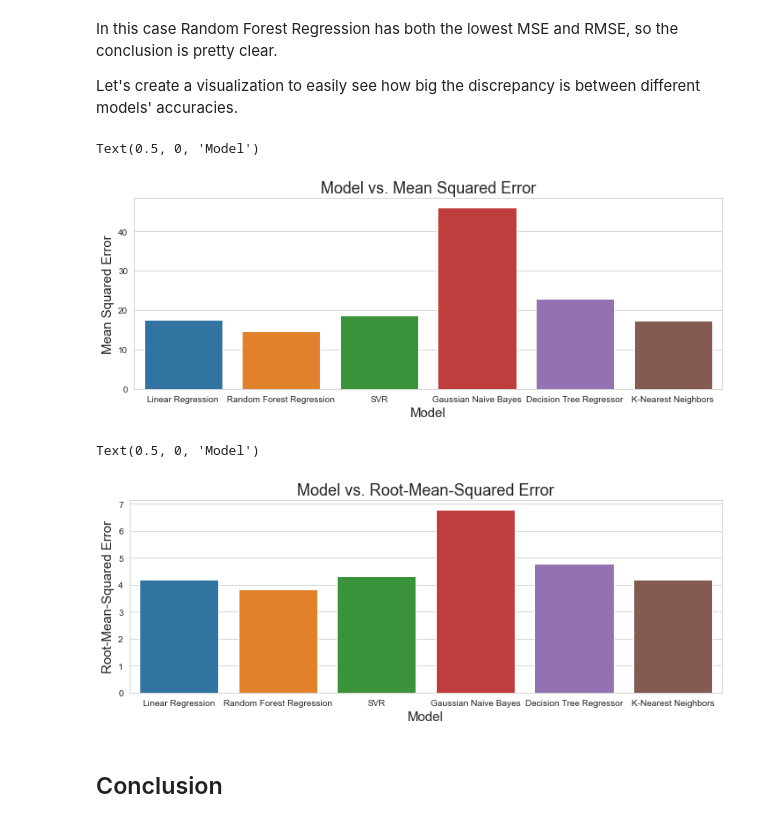
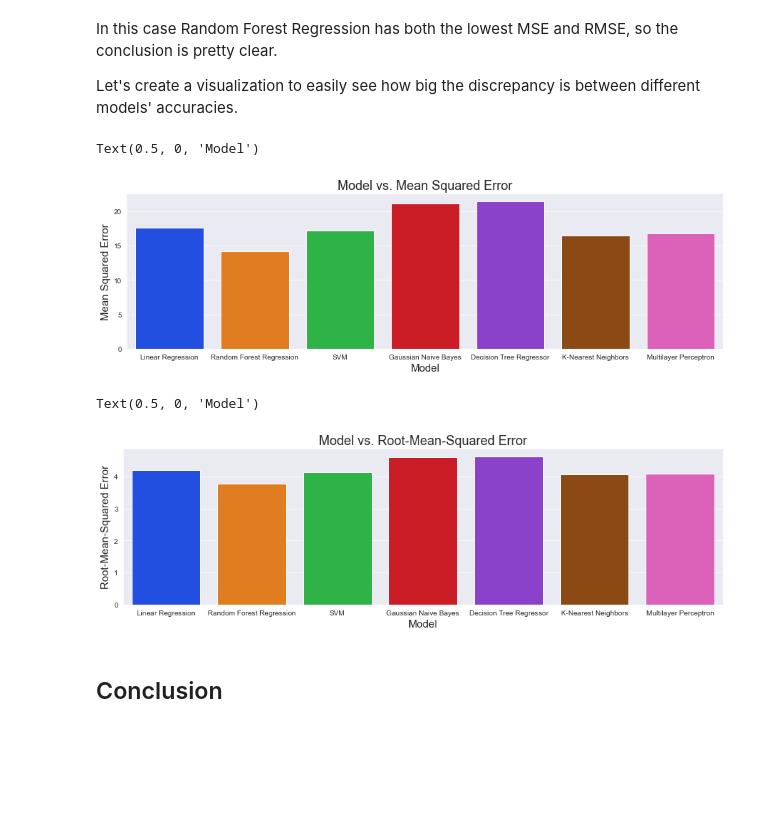
Before and after one commit to k-x-h/FinalGradePrediction, a Jupyter notebook: FinalGradePrediction.ipynb, the cells around one changed output. Saved outputs shown, nothing was run; the diff lists cells and outputs as text; code cells hidden in the pictures; blank space fills up the shorter version.

Commit message:
Add files via upload
Added MLP neural network and GridsearchCV parameter testing

```diff
--- a/FinalGradePrediction.ipynb
+++ b/FinalGradePrediction.ipynb
@@ -10,7 +10,9 @@ import numpy as np
 from numpy import sqrt
 from matplotlib import pyplot as plt
 import seaborn as sns
-sns.set_style(style="whitegrid")
+sns.set_style(style="darkgrid")
+import warnings
+warnings.filterwarnings("ignore")
 # %%
 from sklearn.model_selection import train_test_split
 from sklearn.metrics import mean_squared_error, mean_absolute_error, median_absolute_error
@@ -281,0 +379,14 @@ We can create a function that will go through a list of models that we specify,
+# %%
+%%time
+#gridsearch for Multi-layer Perceptron
+
+parameters=[
+    {"max_iter":[250, 500, 750],
+    "activation":["identity", "logistic", "tanh", "relu"],
+     "solver":["lbfgs", "adam"]}
+]
+MLP=MLPRegressor()
+grid_search=GridSearchCV(MLP, parameters, cv=5,
+                         scoring="neg_mean_squared_error", return_train_score=True)
+grid_search.fit(x_train, y_train)
+grid_search.best_params_
@@ -282,19 +398,21 @@ We can create a function that will go through a list of models that we specify,
 # %%
+%%time
 def evaluate(x_train, x_test, y_train, y_test):
-    model_name_list=["Linear Regression", "Random Forest Regression", "SVR", "Gaussian Naive Bayes", "Decision Tree Regressor", "K-Nearest Neighbors"]
+    model_name_list=["Linear Regression", "Random Forest Regression", "SVM", "Gaussian Naive Bayes", "Decision Tree Regressor", "K-Nearest Neighbors", "Multilayer Perceptron"]
 
-    #initiate models
-    LR=LinearRegression()
-    RFG=RandomForestRegressor()
-    SVM=SVR()
-    GNB=GaussianNB()
-    DT=DecisionTreeRegressor()
-    KNN=KNeighborsRegressor()
+    #initiate models with optimal parameters
+    LR=LinearRegression(normalize=False)
+    RFG=RandomForestRegressor(max_depth=12, n_estimators=100)
+    SVM=SVR(gamma="auto", kernel="rbf")
+    GNB=GaussianNB(var_smoothing=100)
+    DT=DecisionTreeRegressor(criterion="friedman_mse", splitter="best")
+    KNN=KNeighborsRegressor(n_neighbors=9, weights="distance")
+    MLP=MLPRegressor(activation="tanh", max_iter=250, solver="adam")
 
     #creating df for results
     results=pd.DataFrame(columns=["mse", "rmse"], index=model_name_list)
 
-    for i, model in enumerate([LR, RFG, SVM, GNB, DT, KNN]):
+    for i, model in enumerate([LR, RFG, SVM, GNB, DT, KNN, MLP]):
         model.fit(x_train, y_train)
         prediction=model.predict(x_test)
 
@@ -334,23 +456,23 @@ In this case Random Forest Regression has both the lowest MSE and RMSE, so the c
 
 Let's create a visualization to easily see how big the discrepancy is between different models' accuracies.
 # %%
-plt.figure(figsize=(12,4))
-sns.barplot(x=results.index, y="mse", data=results)
+plt.figure(figsize=(15,4))
+sns.barplot(x=results.index, y="mse", data=results, palette="bright")
 plt.title("Model vs. Mean Squared Error", fontsize=18)
 plt.ylabel("Mean Squared Error", fontsize=15)
 plt.xlabel("Model", fontsize=15)
 # %% [output]
 Text(0.5, 0, 'Model')
-[figure, old version]
+[figure, new version]
 # %%
-plt.figure(figsize=(12,4))
-sns.barplot(x=results.index, y="rmse", data=results)
+plt.figure(figsize=(15,4))
+sns.barplot(x=results.index, y="rmse", data=results, palette="bright")
 plt.title("Model vs. Root-Mean-Squared Error", fontsize=18)
 plt.ylabel("Root-Mean-Squared Error", fontsize=15)
 plt.xlabel("Model", fontsize=15)
 # %% [output]
 Text(0.5, 0, 'Model')
-[figure, old version]
+[figure, new version]
 # %% [markdown]
 ## Conclusion
 # %% [markdown]
```
Also changed, not shown: parts of 22 cells of this notebook.
